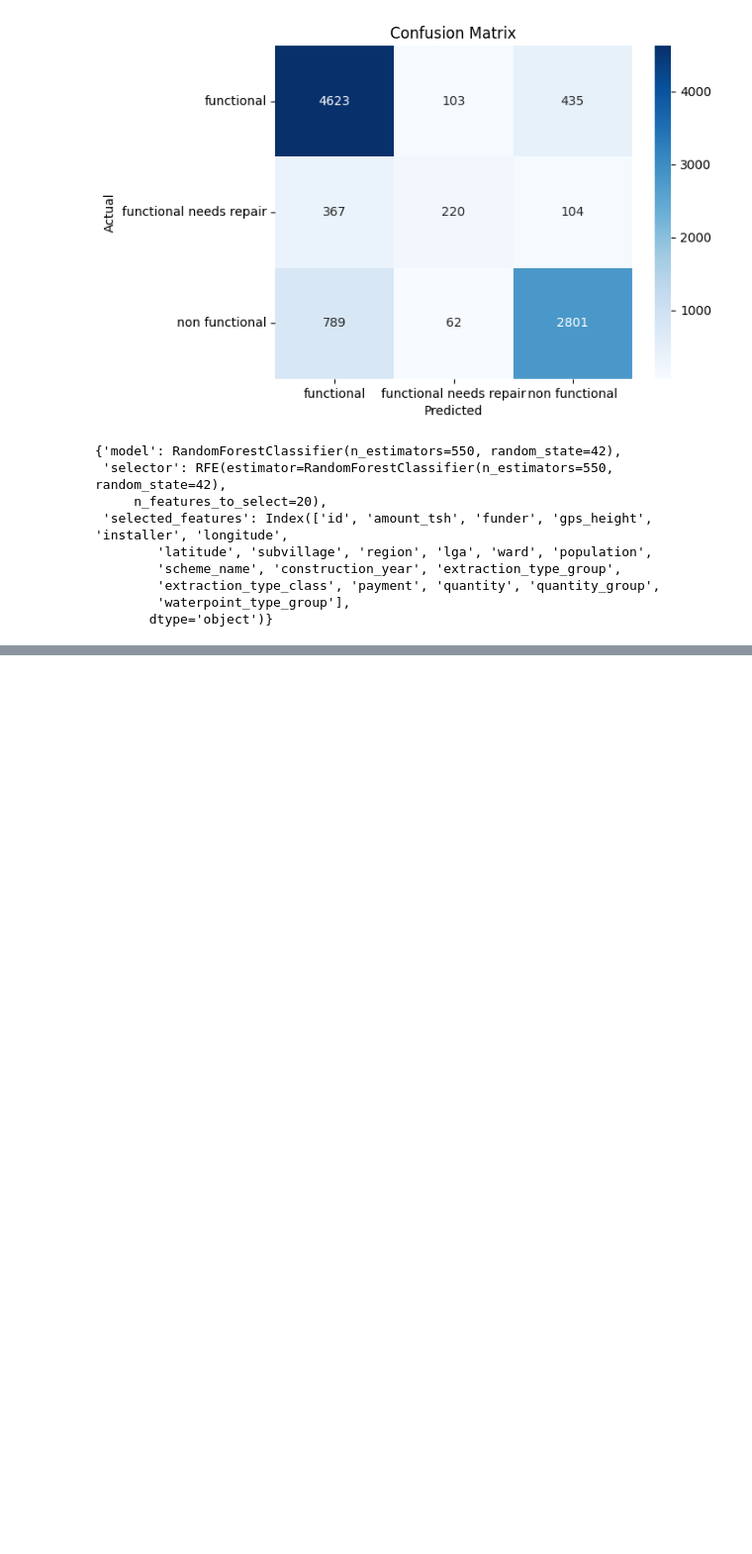
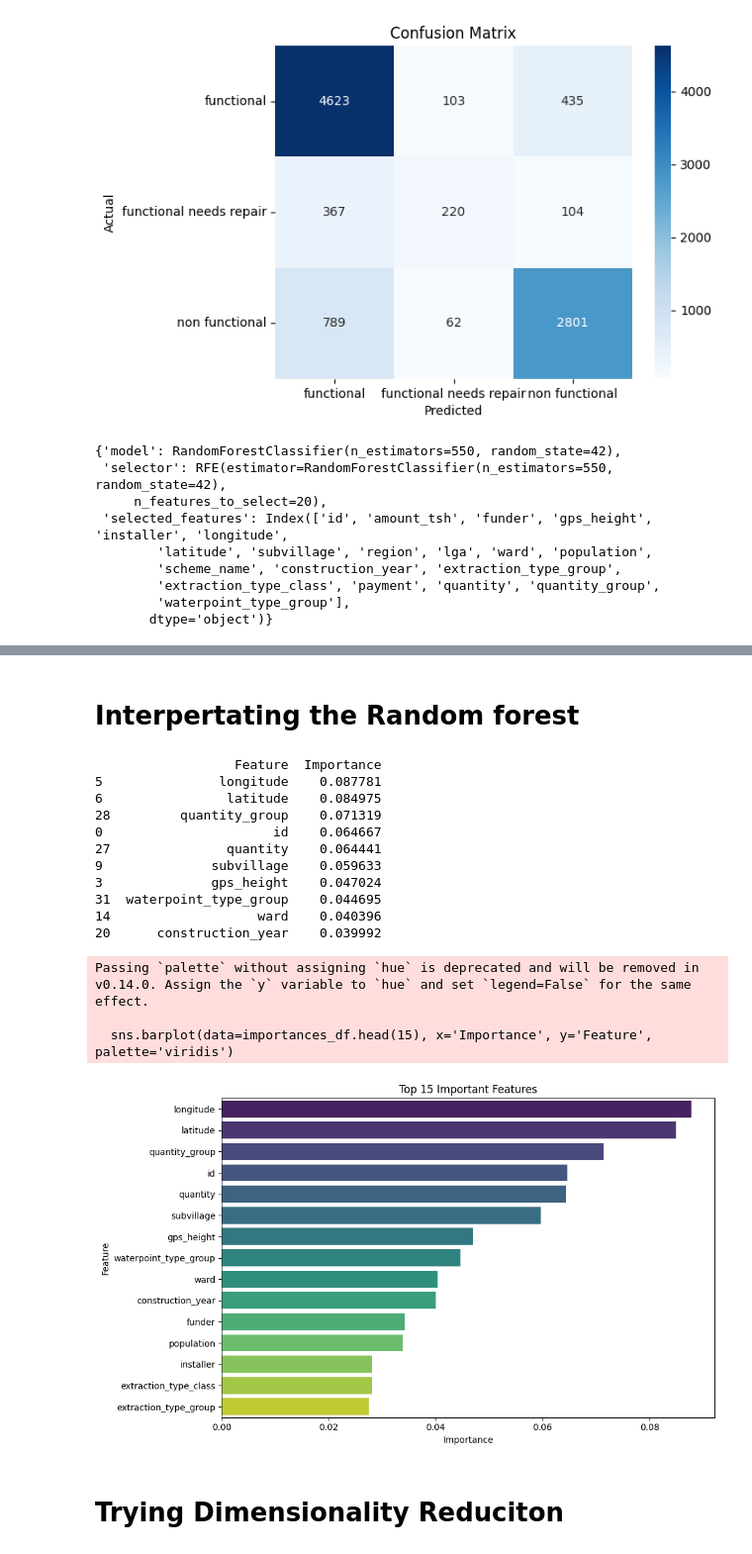
Before and after one commit to avishkar-rawal/MLPR_project, a Jupyter notebook: randomforest.ipynb, the cells around one changed output, grey strips where cells are left out. Shown at 99% size. Cells and saved outputs as stored; diff of their text form; code cells hidden in the pictures; blank space fills up the shorter version.

```diff
--- a/randomforest.ipynb
+++ b/randomforest.ipynb
@@ -308,0 +888,38 @@ functional needs repair       0.57      0.32      0.41       691
+# %% [markdown]
+# Interpertating the Random forest
+# %%
+importances = rf_model['model'].feature_importances_
+feature_names = rf_model['model'].feature_names_in_
+
+# Combine into a DataFrame for easier viewing
+importances_df = pd.DataFrame({
+    'Feature': feature_names,
+    'Importance': importances
+}).sort_values(by='Importance', ascending=False)
+
+# Display top features
+print(importances_df.head(10))
+
+plt.figure(figsize=(10, 6))
+sns.barplot(data=importances_df.head(15), x='Importance', y='Feature', palette='viridis')
+plt.title("Top 15 Important Features")
+plt.tight_layout()
+plt.show()
+# %% [output]
+                  Feature  Importance
+5               longitude    0.087781
+6                latitude    0.084975
+28         quantity_group    0.071319
+0                      id    0.064667
+27               quantity    0.064441
+9              subvillage    0.059633
+3              gps_height    0.047024
+31  waterpoint_type_group    0.044695
+14                   ward    0.040396
+20      construction_year    0.039992
+Passing `palette` without assigning `hue` is deprecated and will be removed in v0.14.0. Assign the `y` variable to `hue` and set `legend=False` for the same effect.
+
+  sns.barplot(data=importances_df.head(15), x='Importance', y='Feature', palette='viridis')
+[figure, added]
+# %% [markdown]
+# Trying Dimensionality Reduciton
```
Also changed, not shown: parts of 26 cells of this notebook, 1 other file.
